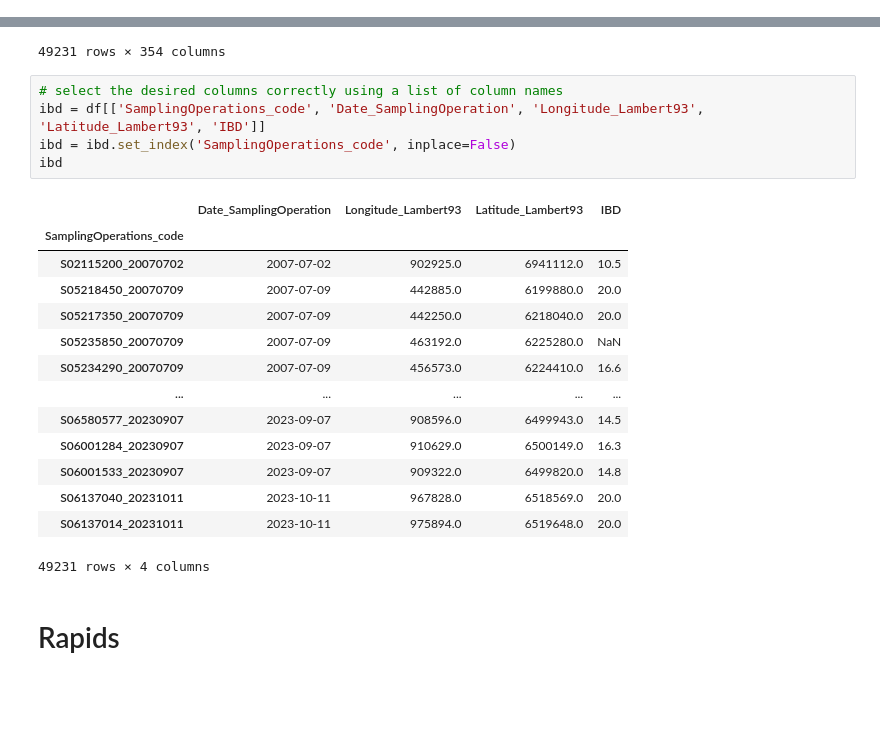
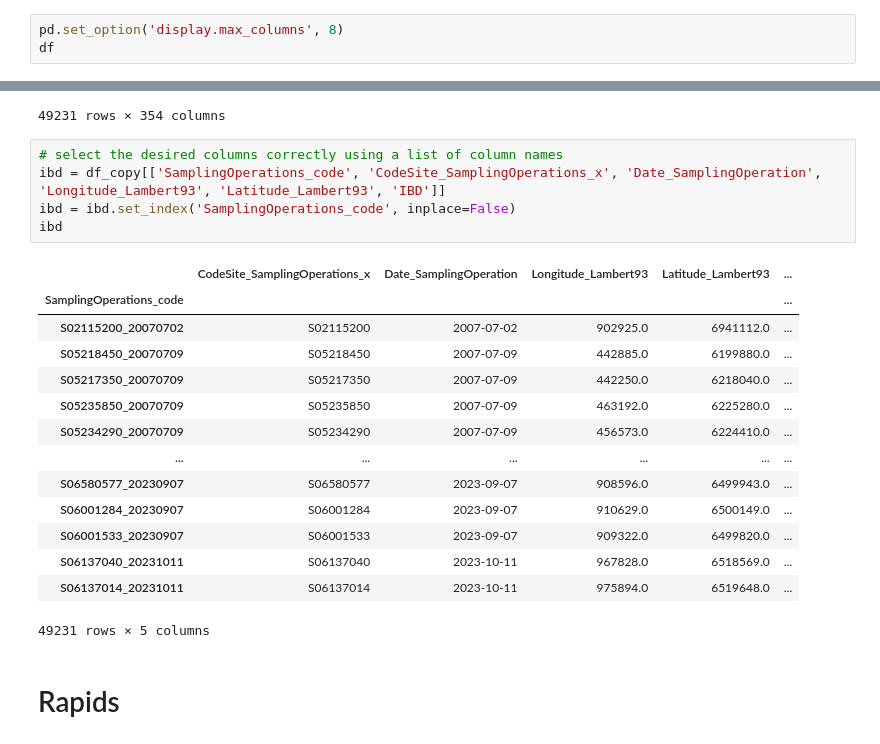
Before and after one commit to heritaco/Empilement-Tobit-CatBoost-et-interpolation-laplacienne-spatio-temporelle-pour-l-IBD-EQR, a Jupyter notebook: notebooks/13 Geoespatial-Temporal Interpolation RBF/03 Rapids.ipynb, the cells around one changed output, grey strips where cells are left out. Drawn from its saved outputs; the diff is of its cells as text; blank space fills up the shorter version.

```diff
--- a/notebooks/13 Geoespatial-Temporal Interpolation RBF/03 Rapids.ipynb
+++ b/notebooks/13 Geoespatial-Temporal Interpolation RBF/03 Rapids.ipynb
@@ -54,3 +54,6 @@ df
 38873           6519648.0  20.0
 
 [49231 rows x 2298 columns]
+# %%
+pd.set_option('display.max_columns', 8)
+df
@@ -164,24 +195,24 @@ df
 49231 rows × 354 columns
 # %%
 # select the desired columns correctly using a list of column names
-ibd = df[['SamplingOperations_code', 'Date_SamplingOperation', 'Longitude_Lambert93', 'Latitude_Lambert93', 'IBD']]
+ibd = df_copy[['SamplingOperations_code', 'CodeSite_SamplingOperations_x', 'Date_SamplingOperation', 'Longitude_Lambert93', 'Latitude_Lambert93', 'IBD']]
 ibd = ibd.set_index('SamplingOperations_code', inplace=False)
 ibd
 # %% [output]
-|  | Date_SamplingOperation | Longitude_Lambert93 | Latitude_Lambert93 | IBD |
-| SamplingOperations_code |  |  |  |  |
-| S02115200_20070702 | 2007-07-02 | 902925.0 | 6941112.0 | 10.5 |
-| S05218450_20070709 | 2007-07-09 | 442885.0 | 6199880.0 | 20.0 |
-| S05217350_20070709 | 2007-07-09 | 442250.0 | 6218040.0 | 20.0 |
-| S05235850_20070709 | 2007-07-09 | 463192.0 | 6225280.0 | NaN |
-| S05234290_20070709 | 2007-07-09 | 456573.0 | 6224410.0 | 16.6 |
-| ... | ... | ... | ... | ... |
-| S06580577_20230907 | 2023-09-07 | 908596.0 | 6499943.0 | 14.5 |
-| S06001284_20230907 | 2023-09-07 | 910629.0 | 6500149.0 | 16.3 |
-| S06001533_20230907 | 2023-09-07 | 909322.0 | 6499820.0 | 14.8 |
-| S06137040_20231011 | 2023-10-11 | 967828.0 | 6518569.0 | 20.0 |
-| S06137014_20231011 | 2023-10-11 | 975894.0 | 6519648.0 | 20.0 |
+|  | CodeSite_SamplingOperations_x | Date_SamplingOperation | Longitude_Lambert93 | Latitude_Lambert93 | ... |
+| SamplingOperations_code |  |  |  |  | ... |
+| S02115200_20070702 | S02115200 | 2007-07-02 | 902925.0 | 6941112.0 | ... |
+| S05218450_20070709 | S05218450 | 2007-07-09 | 442885.0 | 6199880.0 | ... |
+| S05217350_20070709 | S05217350 | 2007-07-09 | 442250.0 | 6218040.0 | ... |
+| S05235850_20070709 | S05235850 | 2007-07-09 | 463192.0 | 6225280.0 | ... |
+| S05234290_20070709 | S05234290 | 2007-07-09 | 456573.0 | 6224410.0 | ... |
+| ... | ... | ... | ... | ... | ... |
+| S06580577_20230907 | S06580577 | 2023-09-07 | 908596.0 | 6499943.0 | ... |
+| S06001284_20230907 | S06001284 | 2023-09-07 | 910629.0 | 6500149.0 | ... |
+| S06001533_20230907 | S06001533 | 2023-09-07 | 909322.0 | 6499820.0 | ... |
+| S06137040_20231011 | S06137040 | 2023-10-11 | 967828.0 | 6518569.0 | ... |
+| S06137014_20231011 | S06137014 | 2023-10-11 | 975894.0 | 6519648.0 | ... |
-49231 rows × 4 columns
+49231 rows × 5 columns
 # %% [markdown]
 # Rapids
 # %%
```
Also changed, not shown: parts of 12 cells of this notebook, 5 other files.
